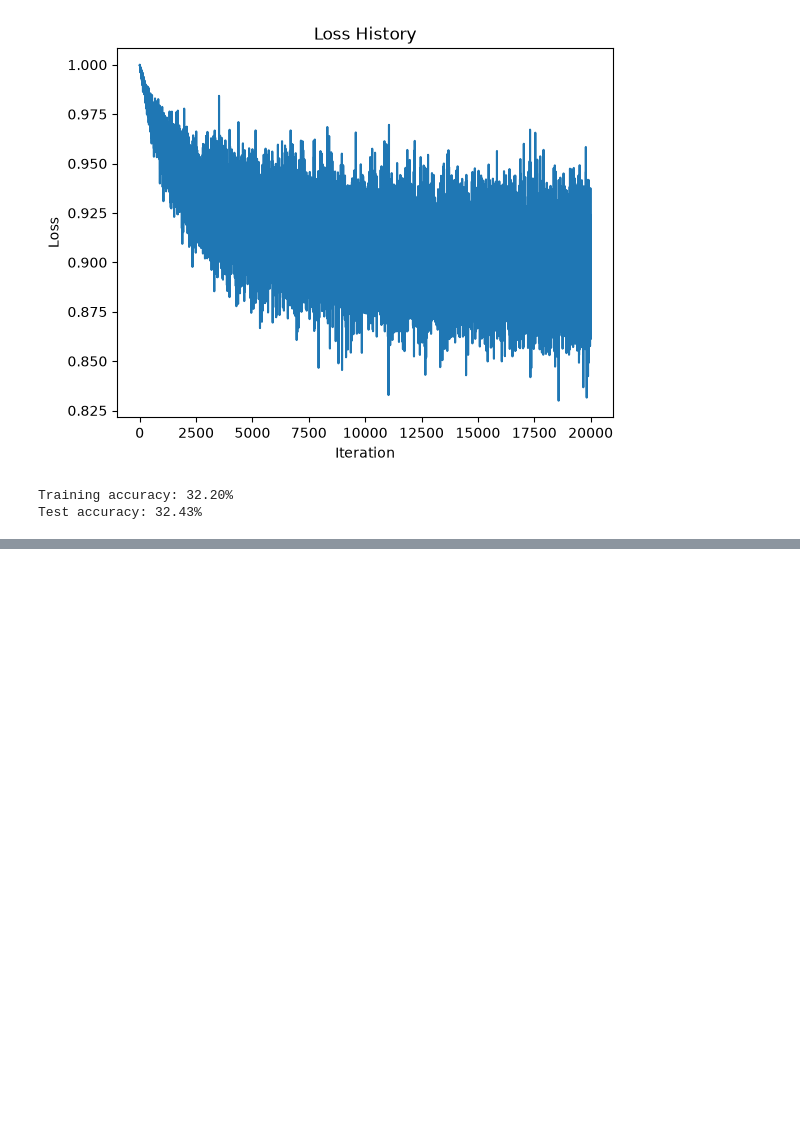
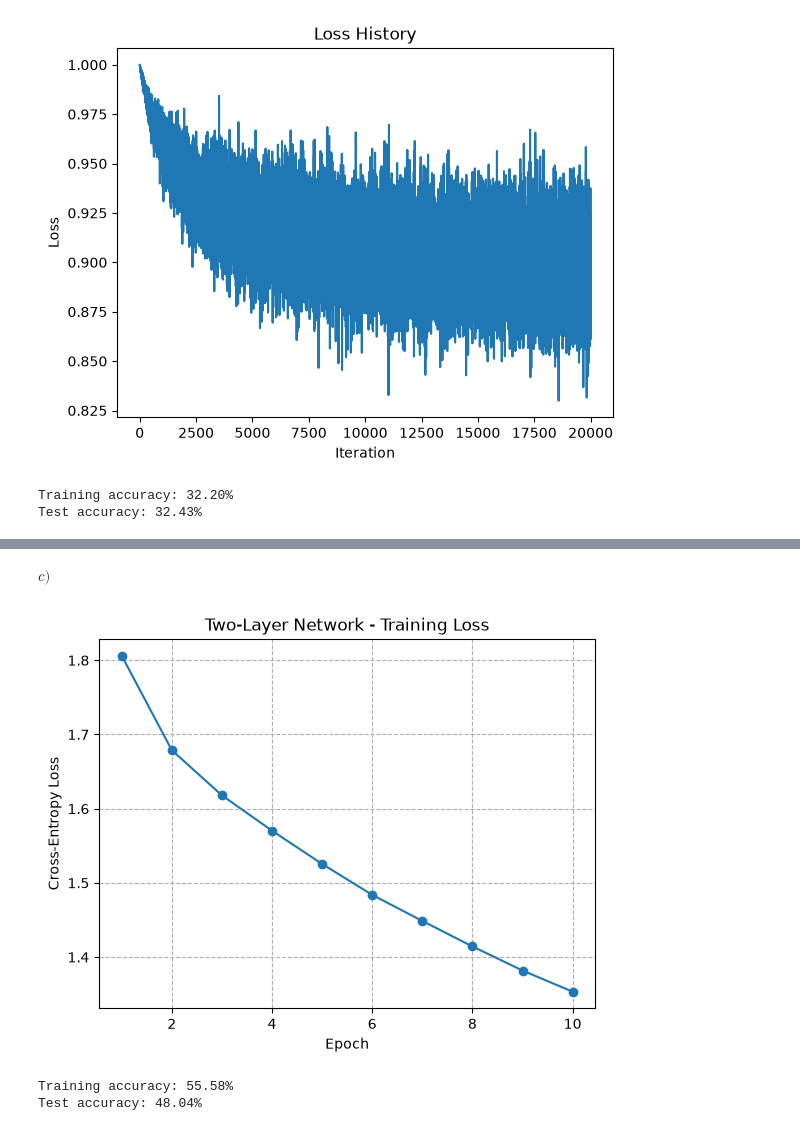
Before and after one commit to codingNR29/Image-processing, a Jupyter notebook: Assignments/Assignment 3/230544C_a03.ipynb, the cells around one changed output, grey strips where cells are left out. Cells and saved outputs as stored; diff of their text form; code cells hidden in the pictures; blank space fills up the shorter version.

```diff
--- a/Assignments/Assignment 3/230544C_a03.ipynb
+++ b/Assignments/Assignment 3/230544C_a03.ipynb
@@ -168,0 +262,39 @@ Test accuracy: 32.43%
+# %% [markdown]
+$c)$
+# %%
+#Visualization
+plt.plot(range(1, epochs + 1), epoch_losses, marker="o")
+plt.xlabel("Epoch")
+plt.ylabel("Cross-Entropy Loss")
+plt.title("Two-Layer Network - Training Loss")
+plt.grid(True, linestyle = "--")
+plt.show()
+
+def calculate_accuracy(loader):
+    correct = 0
+    total = 0
+
+    with torch.no_grad():
+        for images, labels in loader:
+            X = images.to(device).reshape(images.shape[0], -1)
+            labels = labels.to(device)
+
+            A1 = torch.sigmoid(X @ W1 + b1)
+            logits = A1 @ W2 + b2
+
+            predicted = torch.argmax(logits, dim=1)
+
+            correct += (predicted == labels).sum().item()
+            total += labels.size(0)
+
+    return 100 * correct / total
+
+train_acc = calculate_accuracy(trainloader)
+test_acc = calculate_accuracy(testloader)
+
+print(f"Training accuracy: {train_acc:.2f}%")
+print(f"Test accuracy: {test_acc:.2f}%")
+# %% [output]
+[figure, added]
+Training accuracy: 55.58%
+Test accuracy: 48.04%
```
Also changed, not shown: parts of 7 cells of this notebook.
